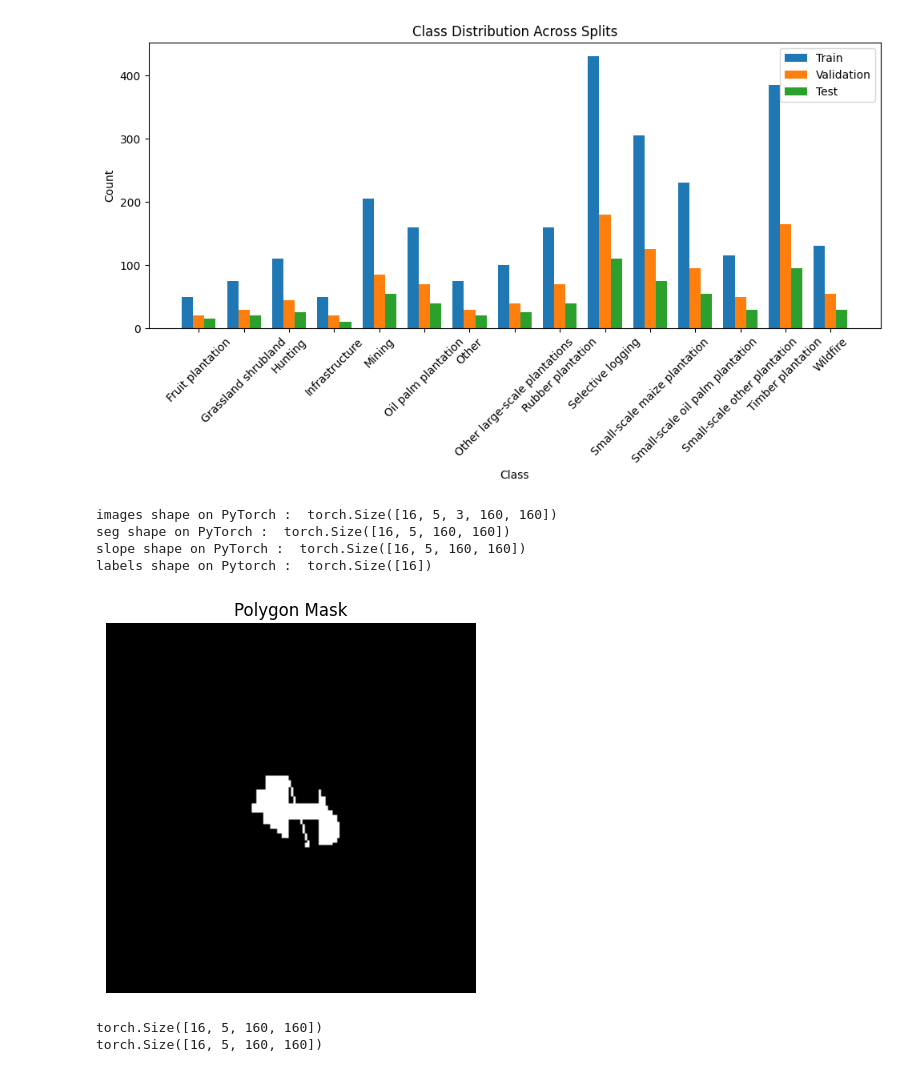
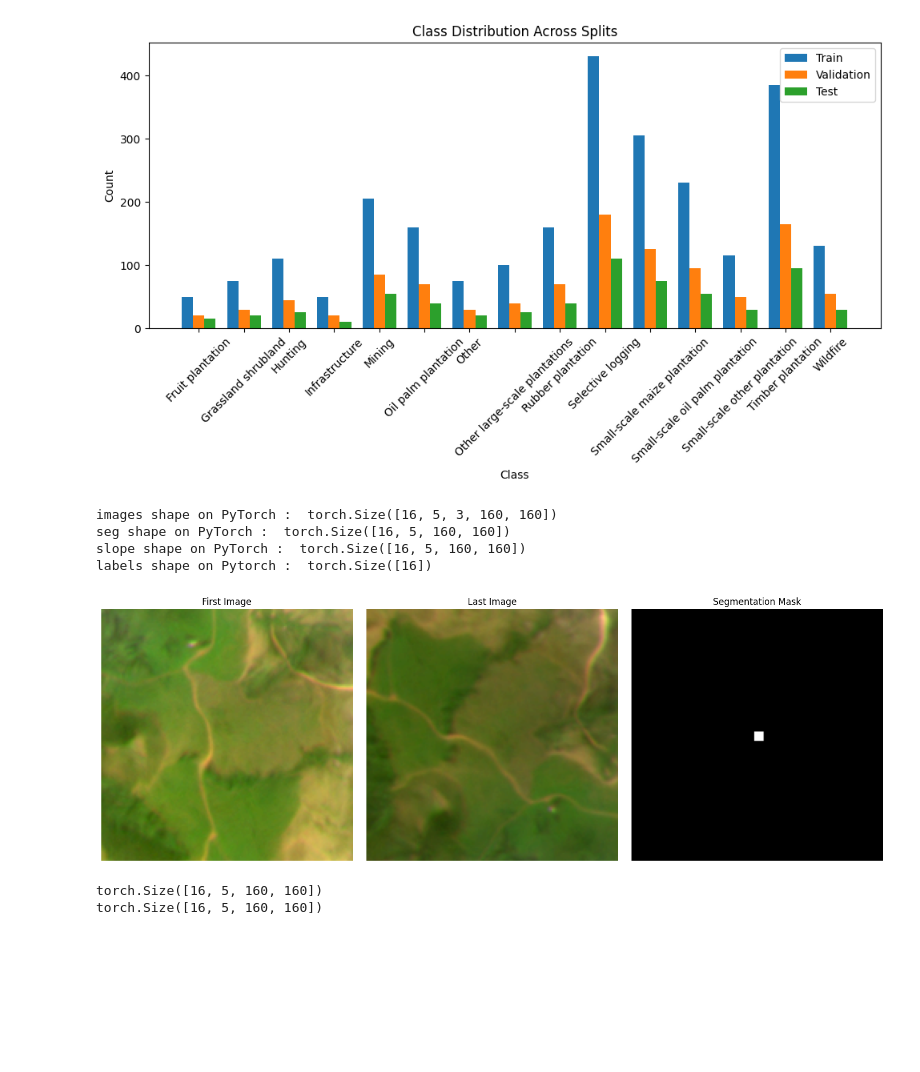
Before and after one commit to JamesBrockUoB/ForestChat, a Jupyter notebook: forest_net_exploration.ipynb, the cells around one changed output. Saved outputs shown, nothing was run; the diff lists cells and outputs as text; code cells hidden in the pictures; blank space fills up the shorter version.

```diff
--- a/forest_net_exploration.ipynb
+++ b/forest_net_exploration.ipynb
@@ -529,7 +530,7 @@ class ForestDataset(Dataset):
         self.csv = csv_file_to_df
         self.root_dir = root_dir
         self.sub_dir = sub_dir
-        self.transform = transform
+        self.transform = None
         self.time_steps = time_steps if time_steps else TIMESERIES_LENGTH
         self.types = types
         self.label_to_int = self.LABEL_SCHEME
@@ -656,22 +657,44 @@ dataloaders_re = {'train': trainloader_re, 'val':valloader_re}
 # %%
 dataiter = iter(trainloader)
 images, seg, slope, labels = next(dataiter)
 
 print('images shape on PyTorch : ', images.size())
 print('seg shape on PyTorch : ', seg.size())
 print('slope shape on PyTorch : ', slope.size())
 print('labels shape on Pytorch : ', labels.size())
 
-plt.imshow(seg[0][0].numpy(), cmap='gray')
-plt.title("Polygon Mask")
-plt.axis('off')
+img_first = images[0, 0].permute(1, 2, 0).numpy()   # shape: [160, 160, 3]
+img_last = images[0, -1].permute(1, 2, 0).numpy()   # shape: [160, 160, 3]
+
+img_first = (img_first - img_first.min()) / (img_first.max() - img_first.min() + 1e-8)
+img_last = (img_last - img_last.min()) / (img_last.max() - img_last.min() + 1e-8)
+
+# Extract the corresponding segmentation mask (single channel)
+seg_mask = seg[0, 0].numpy()  # shape: [160, 160]
+
+# Plot them
+fig, axs = plt.subplots(1, 3, figsize=(15, 5))
+
+axs[0].imshow(img_first)
+axs[0].set_title("First Image")
+axs[0].axis('off')
+
+axs[1].imshow(img_last)
+axs[1].set_title("Last Image")
+axs[1].axis('off')
+
+axs[2].imshow(seg_mask, cmap='gray')
+axs[2].set_title("Segmentation Mask")
+axs[2].axis('off')
+
+plt.tight_layout()
 plt.show()
 # %% [output]
 images shape on PyTorch :  torch.Size([16, 5, 3, 160, 160])
 seg shape on PyTorch :  torch.Size([16, 5, 160, 160])
 slope shape on PyTorch :  torch.Size([16, 5, 160, 160])
 labels shape on Pytorch :  torch.Size([16])
-[figure, old version]
+[figure, new version]
 # %%
 sample = next(iter(trainloader_re))[1]
 print(sample.shape)
```
Also changed, not shown: parts of 1 cell of this notebook, 6 other files.
